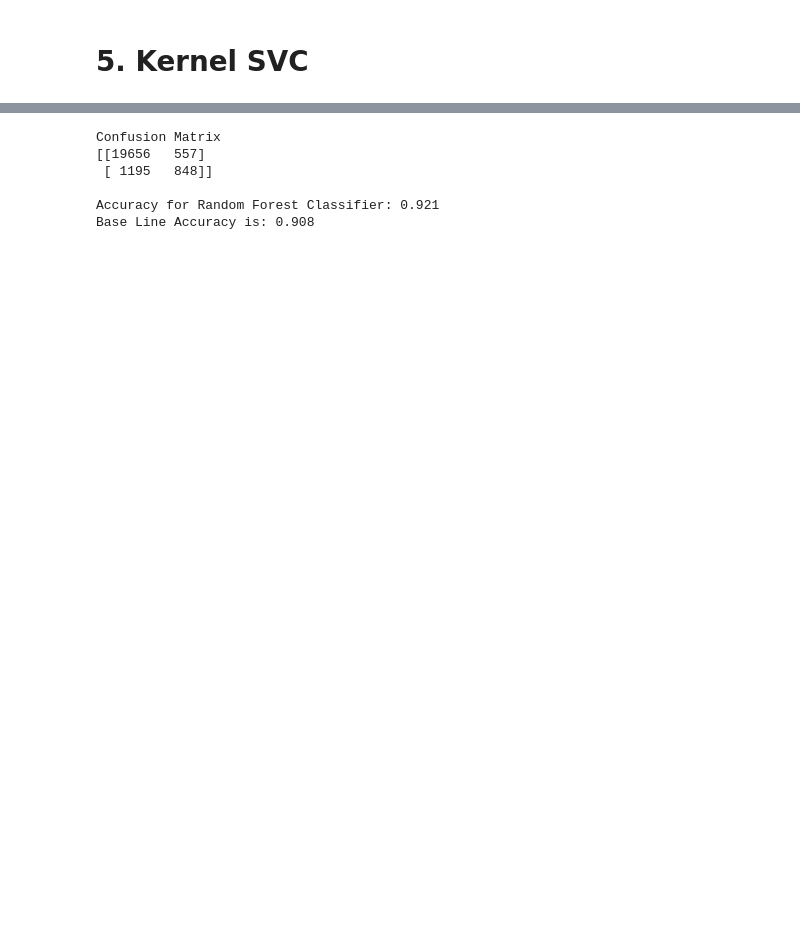
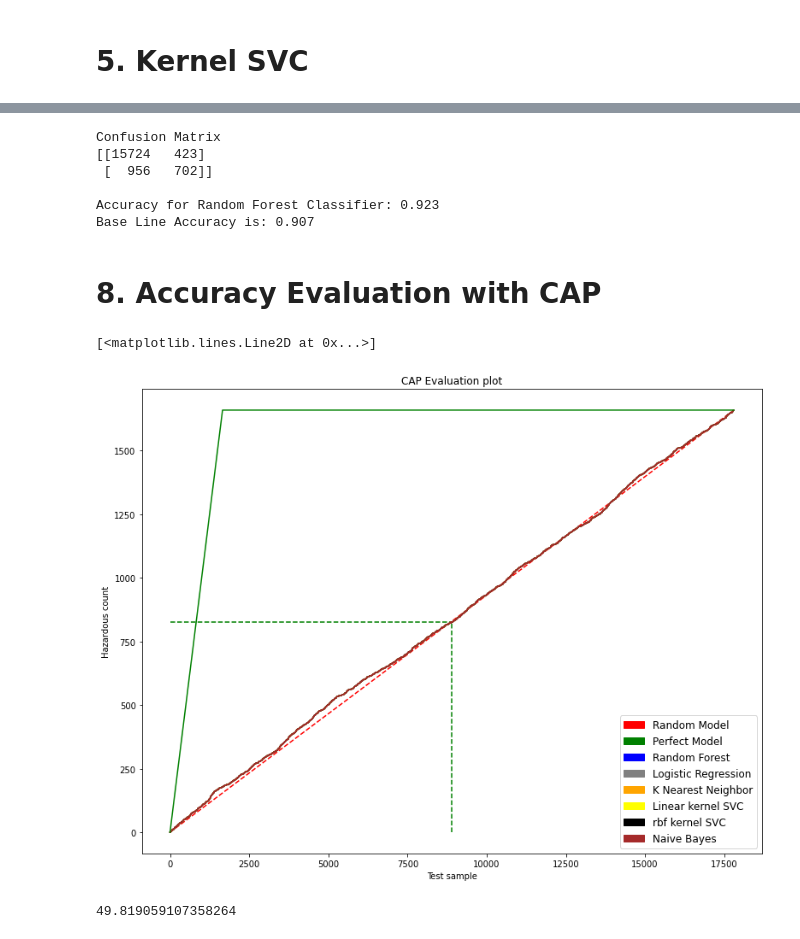
Before and after one commit to Pooya-Oladazimi/kaggle-codes, a Jupyter notebook: Nasa_Nearest_Earth_Objects/nase_nearest_objects.ipynb, the cells around one changed output, grey strips where cells are left out. Saved outputs shown, nothing was run; the diff lists cells and outputs as text; code cells hidden in the pictures; blank space fills up the shorter version.

Commit message:
cap evaluation for Nasa

```diff
--- a/Nasa_Nearest_Earth_Objects/nase_nearest_objects.ipynb
+++ b/Nasa_Nearest_Earth_Objects/nase_nearest_objects.ipynb
@@ -193,0 +211,2 @@ def run_random_forest(X_train, X_test, y_train, y_test, base_acc):
+# %%
+y_prob_naive_bayes = run_naive_bayes(X_train, X_test, y_train, y_test, base_line_for_accuracy)
@@ -194,9 +236,72 @@ def run_random_forest(X_train, X_test, y_train, y_test, base_acc):
 # %%
-run_random_forest(X_train, X_test, y_train, y_test, base_line_for_accuracy)
+y_prob_random_forest = run_random_forest(X_train, X_test, y_train, y_test, base_line_for_accuracy)
 # %% [output]
 Confusion Matrix
-[[19656   557]
- [ 1195   848]]
+[[15724   423]
+ [  956   702]]
 
-Accuracy for Random Forest Classifier: 0.921
-Base Line Accuracy is: 0.908
+Accuracy for Random Forest Classifier: 0.923
+Base Line Accuracy is: 0.907
+# %% [markdown]
+# 8. Accuracy Evaluation with CAP
+# %%
+total_classes = len(y_test)
+first_class_count = np.sum(y_test)
+second_class_count = total_classes - first_class_count
+# %%
+def make_y_axis_values(y_prob, y_test):
+    prob = y_prob[:, 1]
+    model_y = [y for _, y in zip(prob, y_test)]
+    return np.append([0], np.cumsum(model_y))
+# %%
+plt.figure(figsize = (13, 10))
+plt.ylabel("Hazardous count")
+plt.xlabel("Test sample")
+plt.title("CAP Evaluation plot")
+red_patch= ptch.Patch(color="red", label="Random Model")
+green_patch= ptch.Patch(color="green", label="Perfect Model")
+x_axis = [x for x in range(total_classes + 1)]
+
+rf_y = make_y_axis_values(y_prob_random_forest, y_test)
+blue_patch= ptch.Patch(color="blue", label="Random Forest")
+
+logistic_reg_y = make_y_axis_values(y_prob_logistic_reg, y_test)
+gray_patch= ptch.Patch(color="gray", label="Logistic Regression")
+
+knn_y = make_y_axis_values(y_prob_knn, y_test)
+orange_patch= ptch.Patch(color="orange", label="K Nearest Neighbor")
+
+svc_y = make_y_axis_values(y_prob_linear_svc, y_test)
+yellow_patch= ptch.Patch(color="yellow", label="Linear kernel SVC")
+
+kernel_svc_y = make_y_axis_values(y_prob_kernel_svc, y_test)
+black_patch= ptch.Patch(color="black", label="rbf kernel SVC")
+
+nb_y = make_y_axis_values(y_prob_naive_bayes, y_test)
+brown_patch= ptch.Patch(color="brown", label="Naive Bayes")
+
+# Point where vertical line will cut trained model
+index = int((50*total_classes / 100))
+
+## 50% Verticcal line from x-axis
+plt.plot([index, index], [0, rf_y[index]], c ='g', linestyle = '--')
+
+## Horizontal line to y-axis from prediction model
+plt.plot([0, index], [rf_y[index], rf_y[index]], c = 'g', linestyle = '--')
+
+plt.legend(handles=[red_patch, green_patch, blue_patch, gray_patch, orange_patch, yellow_patch, black_patch, brown_patch], loc=4, prop={'size': 12})
+plt.plot([0, total_classes], [0, first_class_count], c='r', linestyle='--')
+plt.plot(x_axis, rf_y, c='blue')
+plt.plot(x_axis, logistic_reg_y, c='gray')
+plt.plot(x_axis, knn_y, c='orange')
+plt.plot(x_axis, svc_y, c='yellow')
+plt.plot(x_axis, kernel_svc_y, c='black')
+plt.plot(x_axis, nb_y, c='brown')
+plt.plot([0, first_class_count, total_classes], [0, first_class_count, first_class_count], c='green')
+# %% [output]
+[<matplotlib.lines.Line2D at 0x...>]
+[figure, added]
+# %%
+rf_y[index] * 100 / max(rf_y)
+# %% [output]
+49.819059107358264
```
Also changed, not shown: parts of 22 cells of this notebook.
